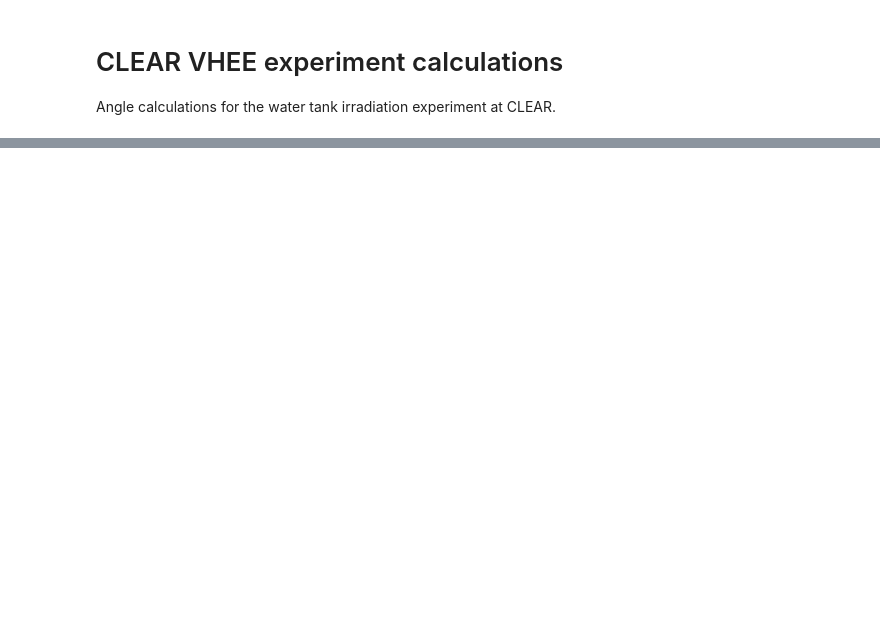
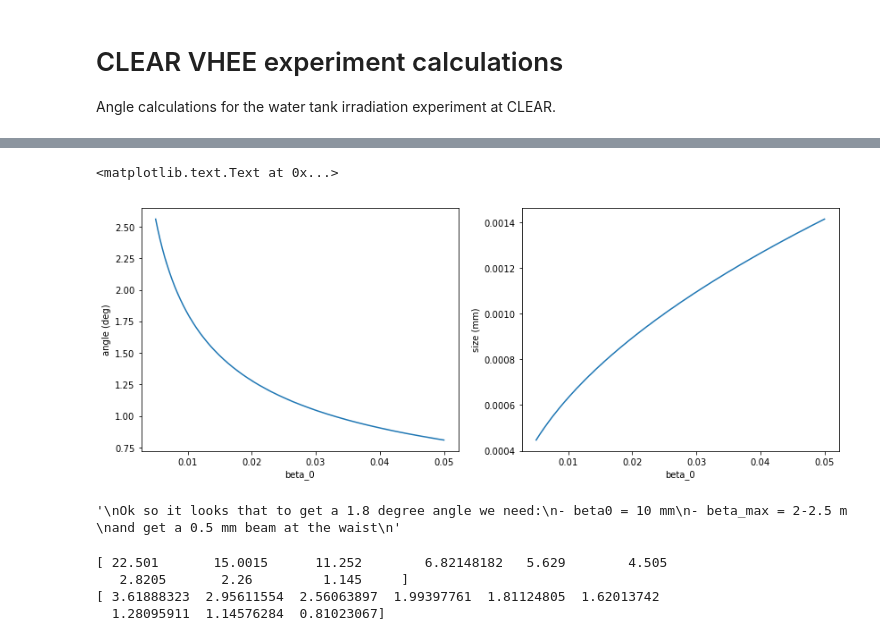
Before and after one commit to esenes/CLEAR-irradiation-water-tank, a Jupyter notebook: CLEAR VHEE.ipynb, the cells around one changed output, grey strips where cells are left out. Saved outputs shown, nothing was run; the diff lists cells and outputs as text; code cells hidden in the pictures; blank space fills up the shorter version.

Commit message:
something working, 2.96 degrees achieved

```diff
--- a/CLEAR VHEE.ipynb
+++ b/CLEAR VHEE.ipynb
@@ -30,0 +60,31 @@ getAngleAndSize(20, 1.125e-3, 15e-6, 0.15)
+# %%
+angle, size = getAngleAndSize(beta_IP(0.15, param), param, 10e-6, 0.15)
+fig, ax = plt.subplots(1,2,figsize=(14,5))
+ax[0].plot(param, angle)
+ax[0].set_xlabel('beta_0')
+ax[0].set_ylabel('angle (deg)')
+
+ax[1].plot(param, size)
+ax[1].set_xlabel('beta_0')
+ax[1].set_ylabel('size (mm)')
+# %% [output]
+<matplotlib.text.Text at 0x...>
+[figure, added]
+# %%
+'''
+Ok so it looks that to get a 1.8 degree angle we need:
+- beta0 = 10 mm
+- beta_max = 2-2.5 m
+and get a 0.5 mm beam at the waist
+'''
+# %% [output]
+'\nOk so it looks that to get a 1.8 degree angle we need:\n- beta0 = 10 mm\n- beta_max = 2-2.5 m \nand get a 0.5 mm beam at the waist\n'
+# %%
+b0 = np.array([1e-3, 1.5e-3, 2e-3, 3.3e-3, 4e-3, 5e-3, 8e-3, 1e-2, 2e-2])
+print(beta_IP(0.15, b0))
+print(getAngleAndSize(beta_IP(0.15, b0), b0, 4e-6, 0.15)[0])
+# %% [output]
+[ 22.501       15.0015      11.252        6.82148182   5.629        4.505
+   2.8205       2.26         1.145     ]
+[ 3.61888323  2.95611554  2.56063897  1.99397761  1.81124805  1.62013742
+  1.28095911  1.14576284  0.81023067]
```
Also changed, not shown: parts of 20 cells of this notebook, 16 other files.
